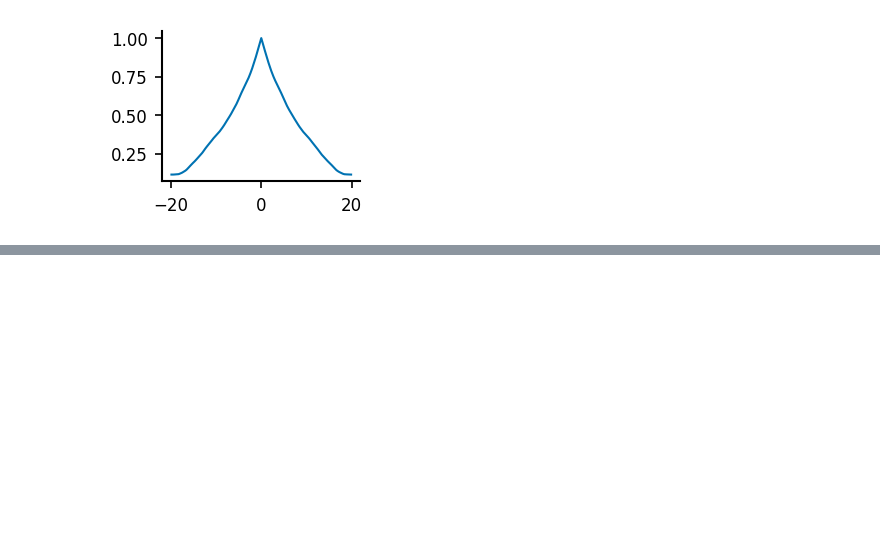
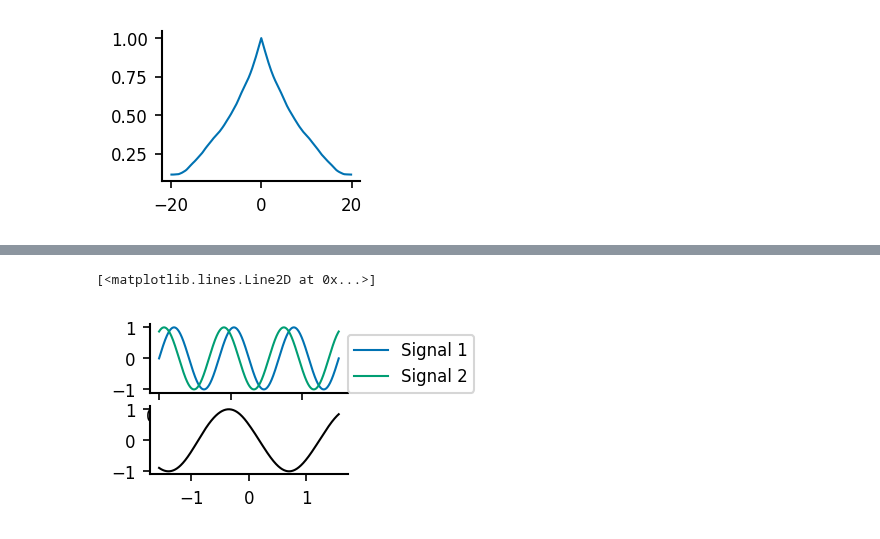
Before and after one commit to yzerlaut/pv-sst-dendrites, a Jupyter notebook: biophysical_modelling/detailed_model/OU-input.ipynb, the cells around one changed output, grey strips where cells are left out. Cells and saved outputs as stored; diff of their text form; code cells hidden in the pictures; blank space fills up the shorter version.

```diff
--- a/biophysical_modelling/detailed_model/OU-input.ipynb
+++ b/biophysical_modelling/detailed_model/OU-input.ipynb
@@ -27,0 +56,13 @@ plt.plot(ts, CCF)
+# %%
+t = np.linspace(0, np.pi*2, int(1000))
+Signal1 = np.sin(3*t)
+Signal2 = np.cos(3*t-np.pi/6)
+_, ax = plt.subplots(2)
+ax[0].plot(t, Signal1, label='Signal 1')
+ax[0].plot(t, Signal2, label='Signal 2')
+ax[0].legend(loc=(1,0))
+cr, t_shift = crosscorrel(Signal1, Signal2, np.pi/2., t[1]-t[0])
+ax[1].plot(t_shift, cr, 'k-')
+# %% [output]
+[<matplotlib.lines.Line2D at 0x...>]
+[figure, added]
```
Also changed, not shown: parts of 3 cells of this notebook, 3 other files.
